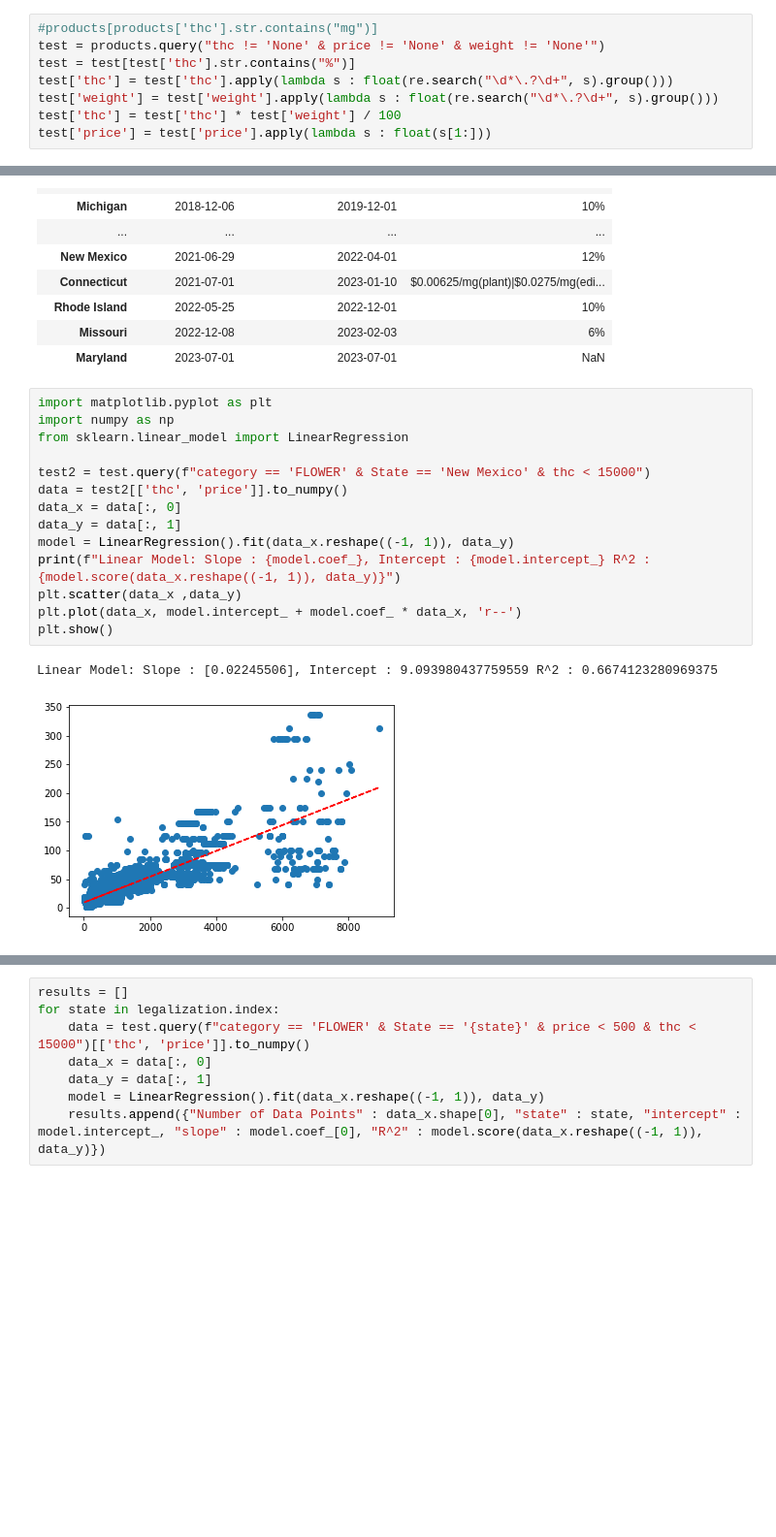
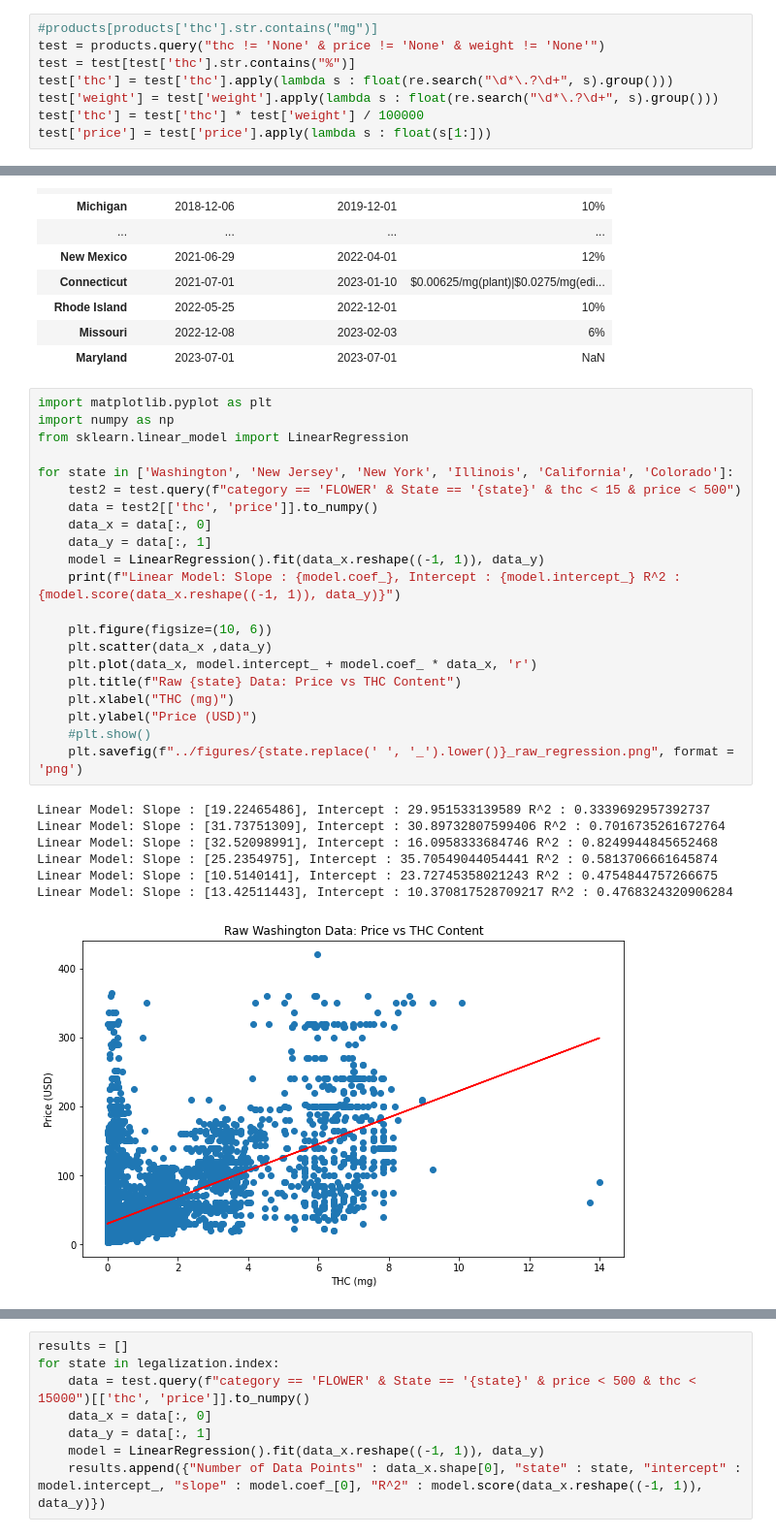
Before and after one commit to kduggirala/eclab, a Jupyter notebook: cleaning/weedmaps_cleaning.ipynb, the cells around one changed output, grey strips where cells are left out. Shown at 97% size. Saved outputs shown, nothing was run; the diff lists cells and outputs as text; blank space fills up the shorter version.

Commit message:
regression plots code

```diff
--- a/cleaning/weedmaps_cleaning.ipynb
+++ b/cleaning/weedmaps_cleaning.ipynb
@@ -131,7 +131,7 @@ test = products.query("thc != 'None' & price != 'None' & weight != 'None'")
 test = test[test['thc'].str.contains("%")]
 test['thc'] = test['thc'].apply(lambda s : float(re.search("\d*\.?\d+", s).group()))
 test['weight'] = test['weight'].apply(lambda s : float(re.search("\d*\.?\d+", s).group()))
-test['thc'] = test['thc'] * test['weight'] / 100
+test['thc'] = test['thc'] * test['weight'] / 100000
 test['price'] = test['price'].apply(lambda s : float(s[1:]))
 # %%
 legalization = pd.read_csv("../legalization_data.txt").set_index("state").drop(['DC', 'Virginia', 'Delaware', 'Minnesota', 'Ohio'])
@@ -162,17 +162,29 @@ legalization
 # %%
 import matplotlib.pyplot as plt
 import numpy as np
 from sklearn.linear_model import LinearRegression
 
-test2 = test.query(f"category == 'FLOWER' & State == 'New Mexico' & thc < 15000")
-data = test2[['thc', 'price']].to_numpy()
-data_x = data[:, 0]
-data_y = data[:, 1]
-model = LinearRegression().fit(data_x.reshape((-1, 1)), data_y)
-print(f"Linear Model: Slope : {model.coef_}, Intercept : {model.intercept_} R^2 : {model.score(data_x.reshape((-1, 1)), data_y)}")
-plt.scatter(data_x ,data_y)
-plt.plot(data_x, model.intercept_ + model.coef_ * data_x, 'r--')
-plt.show()
+for state in ['Washington', 'New Jersey', 'New York', 'Illinois', 'California', 'Colorado']:
+    test2 = test.query(f"category == 'FLOWER' & State == '{state}' & thc < 15 & price < 500")
+    data = test2[['thc', 'price']].to_numpy()
+    data_x = data[:, 0]
+    data_y = data[:, 1]
+    model = LinearRegression().fit(data_x.reshape((-1, 1)), data_y)
+    print(f"Linear Model: Slope : {model.coef_}, Intercept : {model.intercept_} R^2 : {model.score(data_x.reshape((-1, 1)), data_y)}")
+
+    plt.figure(figsize=(10, 6))
+    plt.scatter(data_x ,data_y)
+    plt.plot(data_x, model.intercept_ + model.coef_ * data_x, 'r')
+    plt.title(f"Raw {state} Data: Price vs THC Content")
+    plt.xlabel("THC (mg)")
+    plt.ylabel("Price (USD)")
+    #plt.show()
+    plt.savefig(f"../figures/{state.replace(' ', '_').lower()}_raw_regression.png", format = 'png')
 # %% [output]
-Linear Model: Slope : [0.02245506], Intercept : 9.093980437759559 R^2 : 0.6674123280969375
+Linear Model: Slope : [19.22465486], Intercept : 29.951533139589 R^2 : 0.3339692957392737
+Linear Model: Slope : [31.73751309], Intercept : 30.89732807599406 R^2 : 0.7016735261672764
+Linear Model: Slope : [32.52098991], Intercept : 16.0958333684746 R^2 : 0.8249944845652468
+Linear Model: Slope : [25.2354975], Intercept : 35.70549044054441 R^2 : 0.5813706661645874
+Linear Model: Slope : [10.5140141], Intercept : 23.72745358021243 R^2 : 0.4754844757266675
+Linear Model: Slope : [13.42511443], Intercept : 10.370817528709217 R^2 : 0.4768324320906284
-[figure, old version]
+[figure, new version]
```
Also changed, not shown: parts of 9 cells of this notebook.
